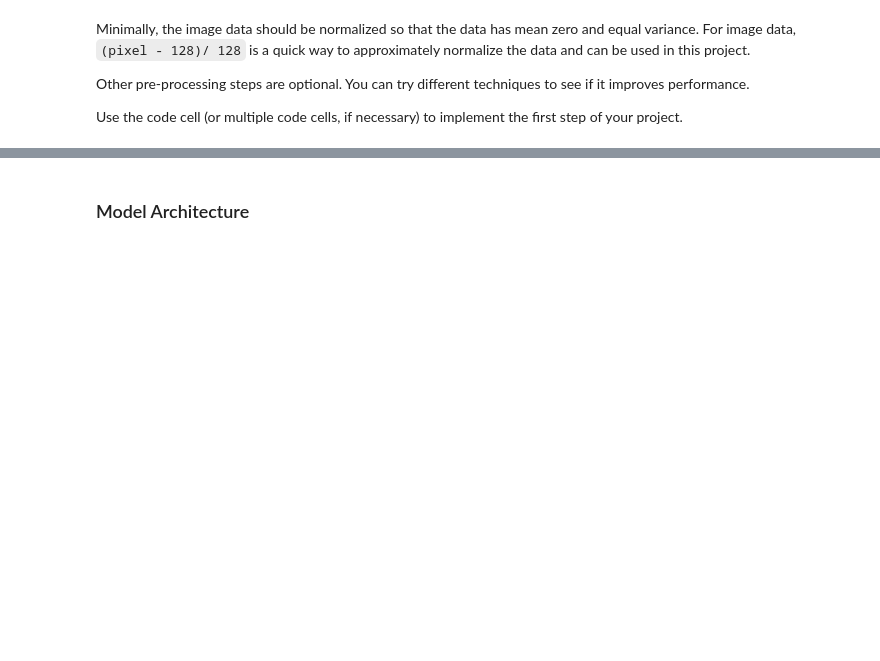
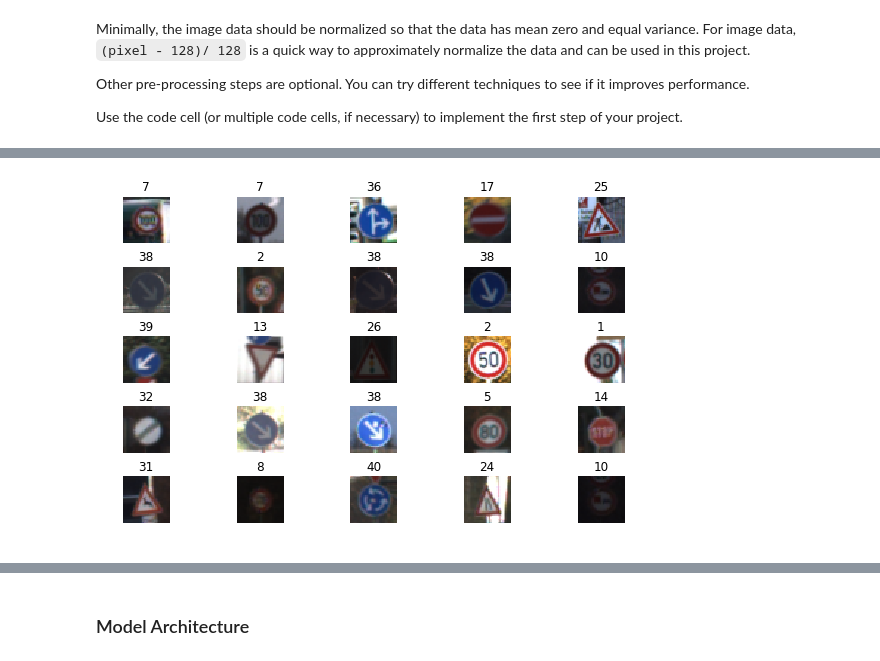
Before and after one commit to vitaliAI/CarND-German-Traffic-Sign-Classifier-Project, a Jupyter notebook: Traffic_Sign_Classifier.ipynb, the cells around one changed output, grey strips where cells are left out. Saved outputs shown, nothing was run; the diff lists cells and outputs as text; code cells hidden in the pictures; blank space fills up the shorter version.

```diff
--- a/Traffic_Sign_Classifier.ipynb
+++ b/Traffic_Sign_Classifier.ipynb
@@ -130,0 +155,19 @@ Use the code cell (or multiple code cells, if necessary) to implement the first
+# %%
+import matplotlib.pyplot as plt
+import random
+from pandas.io.parsers import read_csv
+%matplotlib inline
+
+number_of_images = 25
+
+fig, axs = plt.subplots(5,5, figsize=(10,6))
+fig.subplots_adjust(hspace = .5, wspace = .1)
+axs = axs.ravel()
+
+for i in range(number_of_images):
+    i_random = random.randint(0,len(X_train))
+    axs[i].axis('off')
+    axs[i].imshow(X_train[i_random])
+    axs[i].set_title(y_train[i_random])
+# %% [output]
+[figure, added]
```
Also changed, not shown: parts of 22 cells of this notebook, 13 other files.
